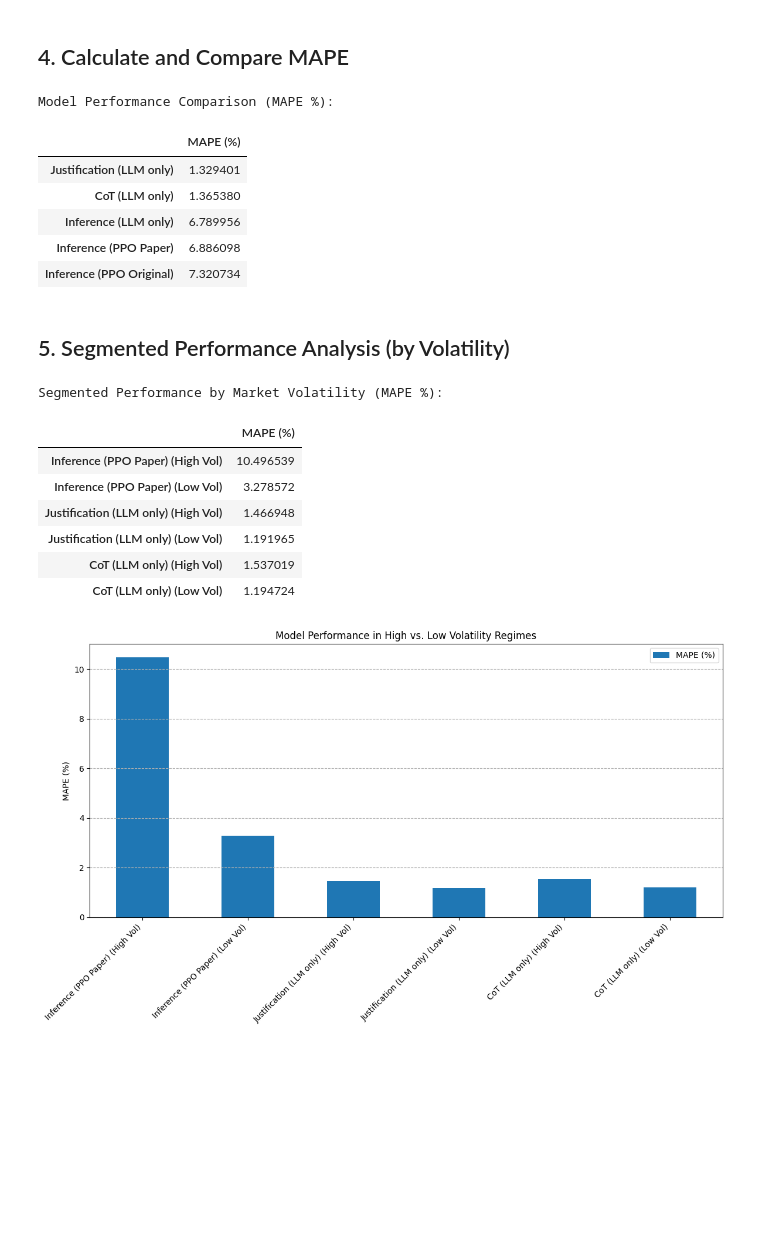
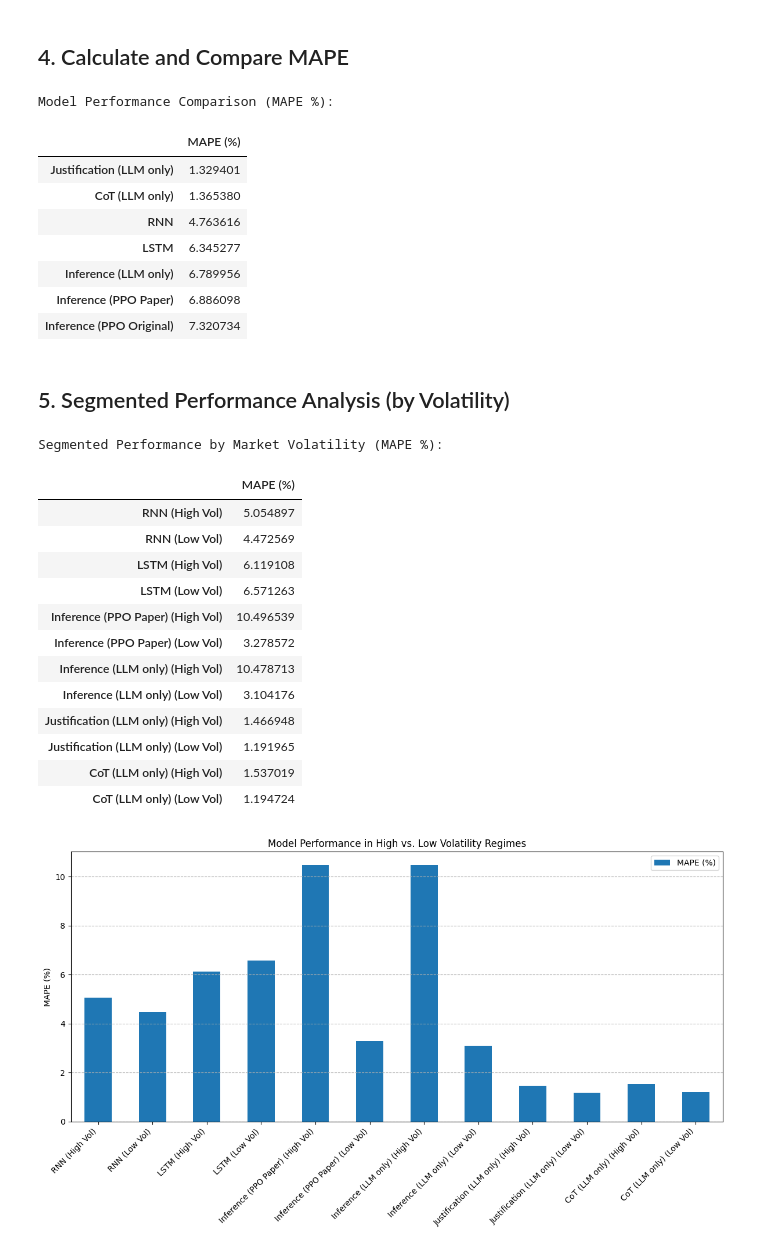
Before and after one commit to ajiayi-debug/StockPPOLLMresearch, a Jupyter notebook: model/llm_results.ipynb, the cells around one changed output. Drawn from its saved outputs; the diff is of its cells as text; code cells hidden in the pictures; blank space fills up the shorter version.

Commit message:
feat: add RNN and LSTM models for stock price prediction for comparison

```diff
--- a/model/llm_results.ipynb
+++ b/model/llm_results.ipynb
@@ -60,7 +60,12 @@ try:
     with open('../results/llm_predictions_cot_checkpoint.json', 'r') as f:
         cot_raw = json.load(f)
 
+    # --- Load RNN/LSTM predictions ---
+    rnn_lstm_df = pd.read_csv('../results/rnn_lstm_predictions.csv')
+    rnn_lstm_df['date'] = pd.to_datetime(rnn_lstm_df['date'])
+
     print("All prediction files loaded successfully.")
+    print(f"RNN/LSTM predictions shape: {rnn_lstm_df.shape}")
 
 except FileNotFoundError as e:
     print(f"Error loading data: {e}. Please ensure all inference notebooks have been run.")
@@ -162,6 +175,11 @@ def calculate_mape_from_raw(raw_data):
 
 mape_results = {}
 
+# RNN/LSTM models
+if 'rnn_lstm_df' in locals():
+    mape_results['RNN'] = {'MAPE (%)': calculate_mape_from_df(rnn_lstm_df, 'rnn_prediction')}
+    mape_results['LSTM'] = {'MAPE (%)': calculate_mape_from_df(rnn_lstm_df, 'lstm_prediction')}
+
 # PPO models
 if 'inference_ppo_df' in locals():
     mape_results['Inference (PPO Original)'] = {'MAPE (%)': calculate_mape_from_df(inference_ppo_df, 'ppo_adjusted_prediction')}
@@ -189,6 +207,8 @@ Model Performance Comparison (MAPE %):
 |  | MAPE (%) |
 | Justification (LLM only) | 1.329401 |
 | CoT (LLM only) | 1.365380 |
+| RNN | 4.763616 |
+| LSTM | 6.345277 |
 | Inference (LLM only) | 6.789956 |
 | Inference (PPO Paper) | 6.886098 |
 | Inference (PPO Original) | 7.320734 |
@@ -197,6 +217,7 @@ Model Performance Comparison (MAPE %):
 # %%
 import matplotlib.pyplot as plt
 import seaborn as sns
+import ast
 
 def analyze_by_volatility(df, model_name, results_dict, pred_col='predicted_close'):
     """Calculates MAPE for high and low volatility regimes."""
@@ -224,12 +245,33 @@ except Exception as e:
 
 volatility_results = {}
 
+# --- Analyze RNN/LSTM Models ---
+if 'rnn_lstm_df' in locals():
+    # Make a copy to avoid modifying the original
+    rnn_lstm_df_vol = rnn_lstm_df.copy()
+    # Convert string representation of list to actual list if needed
+    if isinstance(rnn_lstm_df_vol['recent_prices'].iloc[0], str):
+        rnn_lstm_df_vol['recent_prices'] = rnn_lstm_df_vol['recent_prices'].apply(ast.literal_eval)
+    analyze_by_volatility(rnn_lstm_df_vol, 'RNN', volatility_results, pred_col='rnn_prediction')
+
+    rnn_lstm_df_vol = rnn_lstm_df.copy()
+    if isinstance(rnn_lstm_df_vol['recent_prices'].iloc[0], str):
+        rnn_lstm_df_vol['recent_prices'] = rnn_lstm_df_vol['recent_prices'].apply(ast.literal_eval)
+    analyze_by_volatility(rnn_lstm_df_vol, 'LSTM', volatility_results, pred_col='lstm_prediction')
+
 if base_test_df is not None:
     # --- Analyze PPO (Paper) Model ---
     if 'paper_ppo_df' in locals():
         # The CSV already has the necessary columns, just merge recent_prices
         paper_ppo_df['recent_prices'] = base_test_df['recent_prices']
         analyze_by_volatility(paper_ppo_df, 'Inference (PPO Paper)', volatility_results, pred_col='ppo_adjusted_prediction')
+
+    # --- Analyze Inference (LLM only) Model ---
+    if 'inference_raw' in locals():
+        inference_df = pd.DataFrame(inference_raw['llm_results'])
+        inference_df['actual_price'] = inference_raw['actual_prices']
+        inference_df['recent_prices'] = base_test_df['recent_prices']
+        analyze_by_volatility(inference_df, 'Inference (LLM only)', volatility_results)
 
     # --- Analyze Justification Model ---
     if 'justification_raw' in locals():
@@ -242,31 +284,37 @@ if base_test_df is not None:
     if 'cot_raw' in locals():
         cot_df = pd.DataFrame(cot_raw['llm_results'])
         cot_df['actual_price'] = cot_raw['actual_prices']
         cot_df['recent_prices'] = base_test_df['recent_prices']
         analyze_by_volatility(cot_df, 'CoT (LLM only)', volatility_results)
 
 if volatility_results:
     volatility_df = pd.DataFrame(volatility_results).T
 
     print("Segmented Performance by Market Volatility (MAPE %):")
     display(volatility_df)
 
     volatility_df.plot(kind='bar', figsize=(12, 7))
     plt.title('Model Performance in High vs. Low Volatility Regimes')
     plt.ylabel('MAPE (%)')
     plt.xticks(rotation=45, ha='right')
     plt.grid(axis='y', linestyle='--')
     plt.tight_layout()
     plt.show()
 else:
     print("Could not perform volatility analysis. Data not available.")
 # %% [output]
 Segmented Performance by Market Volatility (MAPE %):
 |  | MAPE (%) |
+| RNN (High Vol) | 5.054897 |
+| RNN (Low Vol) | 4.472569 |
+| LSTM (High Vol) | 6.119108 |
+| LSTM (Low Vol) | 6.571263 |
 | Inference (PPO Paper) (High Vol) | 10.496539 |
 | Inference (PPO Paper) (Low Vol) | 3.278572 |
+| Inference (LLM only) (High Vol) | 10.478713 |
+| Inference (LLM only) (Low Vol) | 3.104176 |
 | Justification (LLM only) (High Vol) | 1.466948 |
 | Justification (LLM only) (Low Vol) | 1.191965 |
 | CoT (LLM only) (High Vol) | 1.537019 |
 | CoT (LLM only) (Low Vol) | 1.194724 |
-[figure, old version]
+[figure, new version]
```
Also changed, not shown: parts of 2 cells of this notebook, 4 other files.
